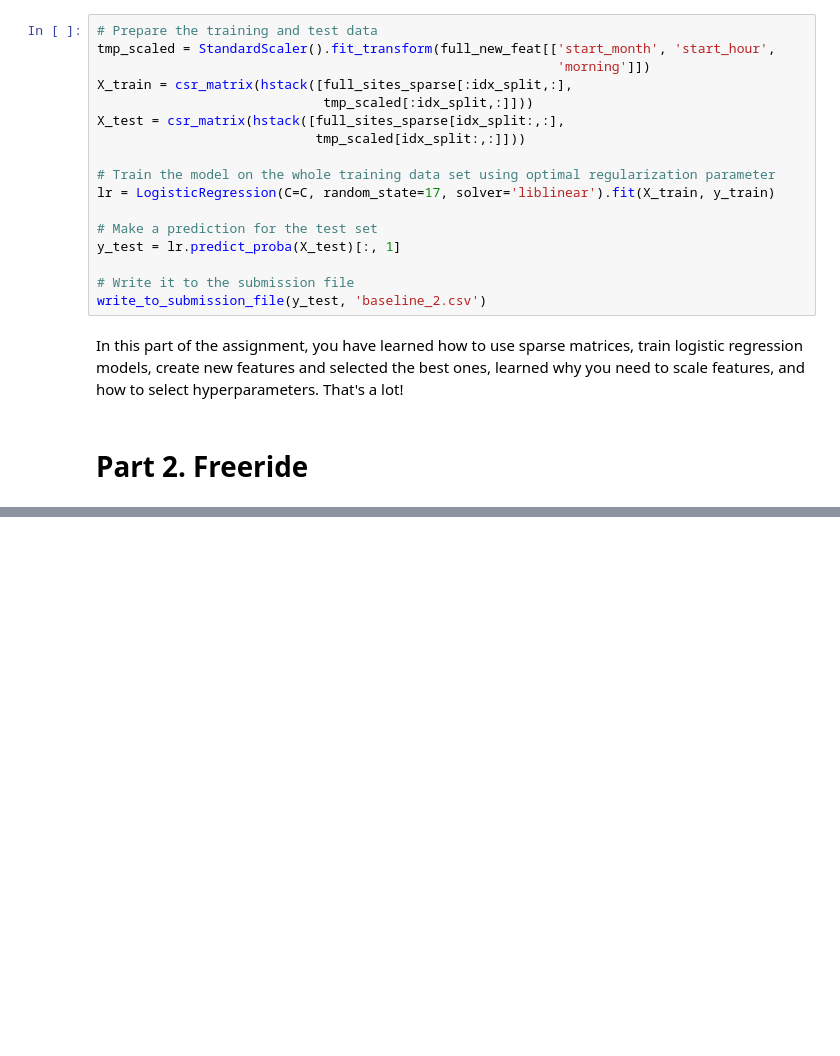
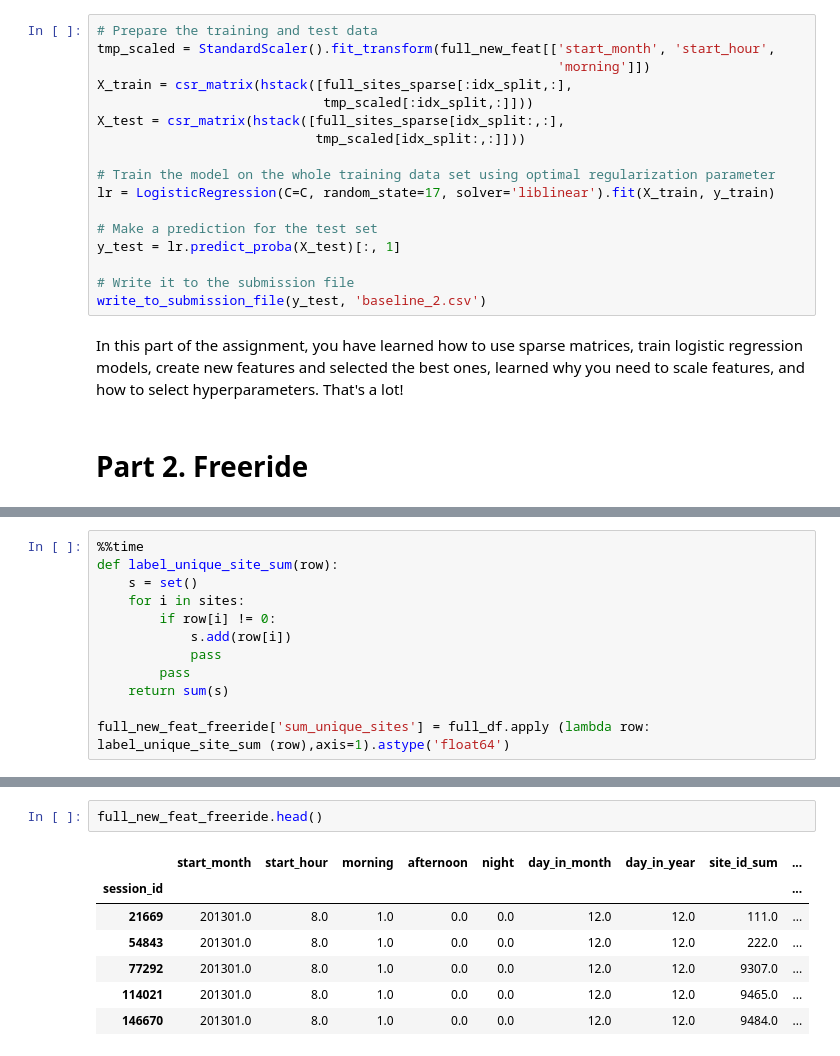
Before and after one commit to yy-nm/mard_learning_mlcourse.ai, a Jupyter notebook: assignment_4/assignment4_websites_logistic_regression.ipynb, the cells around one changed output, grey strips where cells are left out. Saved outputs shown, nothing was run; the diff lists cells and outputs as text; blank space fills up the shorter version.

```diff
--- a/assignment_4/assignment4_websites_logistic_regression.ipynb
+++ b/assignment_4/assignment4_websites_logistic_regression.ipynb
@@ -978,0 +1034,12 @@ When you get into Kaggle and Xgboost, you'll feel like that, and it's OK :)
+# %%
+%%time
+def label_unique_site_sum(row):
+    s = set()
+    for i in sites:
+        if row[i] != 0:
+            s.add(row[i])
+            pass
+        pass
+    return sum(s)
+
+full_new_feat_freeride['sum_unique_sites'] = full_df.apply (lambda row: label_unique_site_sum (row),axis=1).astype('float64')
@@ -978,0 +1048,10 @@ When you get into Kaggle and Xgboost, you'll feel like that, and it's OK :)
+# %%
+full_new_feat_freeride.head()
+# %% [output]
+|  | start_month | start_hour | morning | afternoon | night | day_in_month | day_in_year | site_id_sum | ... |
+| session_id |  |  |  |  |  |  |  |  | ... |
+| 21669 | 201301.0 | 8.0 | 1.0 | 0.0 | 0.0 | 12.0 | 12.0 | 111.0 | ... |
+| 54843 | 201301.0 | 8.0 | 1.0 | 0.0 | 0.0 | 12.0 | 12.0 | 222.0 | ... |
+| 77292 | 201301.0 | 8.0 | 1.0 | 0.0 | 0.0 | 12.0 | 12.0 | 9307.0 | ... |
+| 114021 | 201301.0 | 8.0 | 1.0 | 0.0 | 0.0 | 12.0 | 12.0 | 9465.0 | ... |
+| 146670 | 201301.0 | 8.0 | 1.0 | 0.0 | 0.0 | 12.0 | 12.0 | 9484.0 | ... |
```
Also changed, not shown: parts of 17 cells of this notebook, 8 other files.
